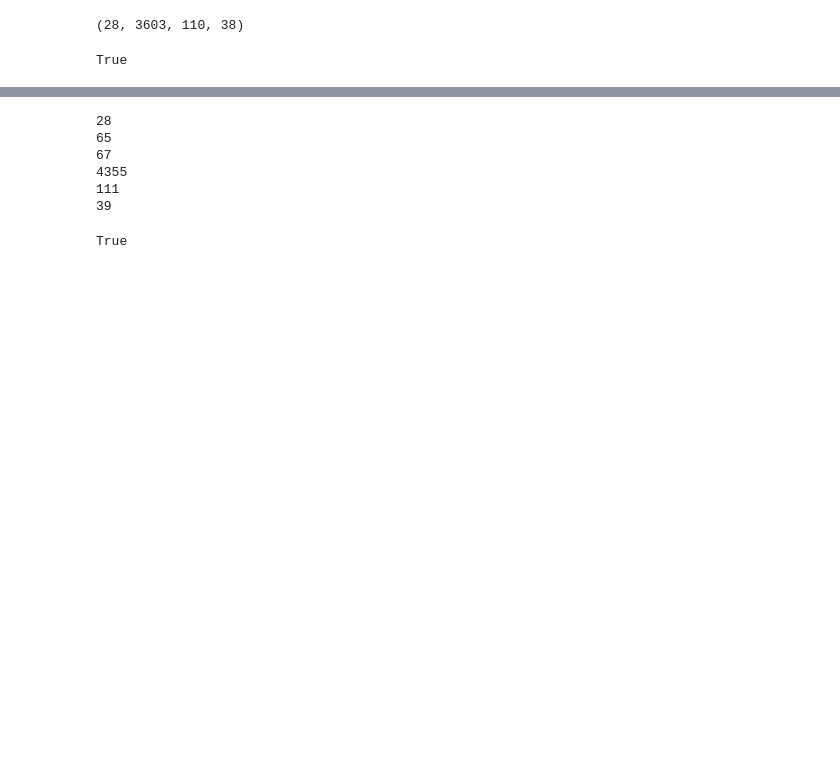
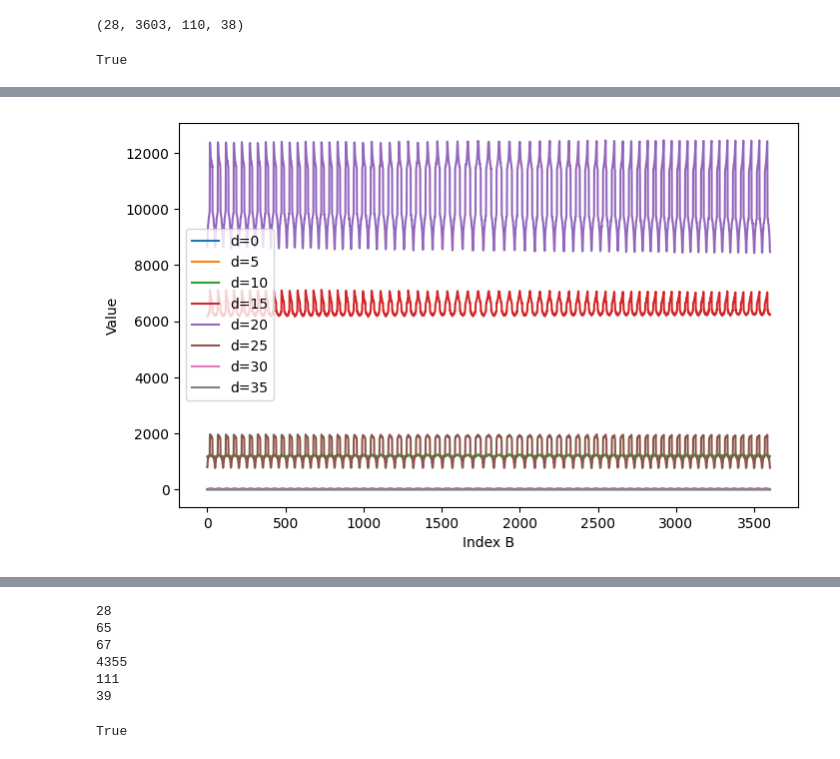
Before and after one commit to Rachel-0420/Cross-Entropy-Fast-Transient, a Jupyter notebook: cross_entropy_btw_supernovae.ipynb, the cells around one changed output, grey strips where cells are left out. Cells and saved outputs as stored; diff of their text form; code cells hidden in the pictures; blank space fills up the shorter version.

```diff
--- a/cross_entropy_btw_supernovae.ipynb
+++ b/cross_entropy_btw_supernovae.ipynb
@@ -66,0 +75,14 @@ True
+# %%
+proj = Data1.mean(axis=0)   # shape → (3603, 110, 38)
+
+# Plot several fixed-D slices
+plt.figure(figsize=(8,5))
+for d in range(0, 38, 5):          # example: step every 5
+    plt.plot(proj[:, 50, d], label=f"d={d}")  # slice C=50
+
+plt.legend()
+plt.xlabel("Index B")
+plt.ylabel("Value")
+plt.show()
+# %% [output]
+[figure, added]
```
Also changed, not shown: parts of 18 cells of this notebook.
